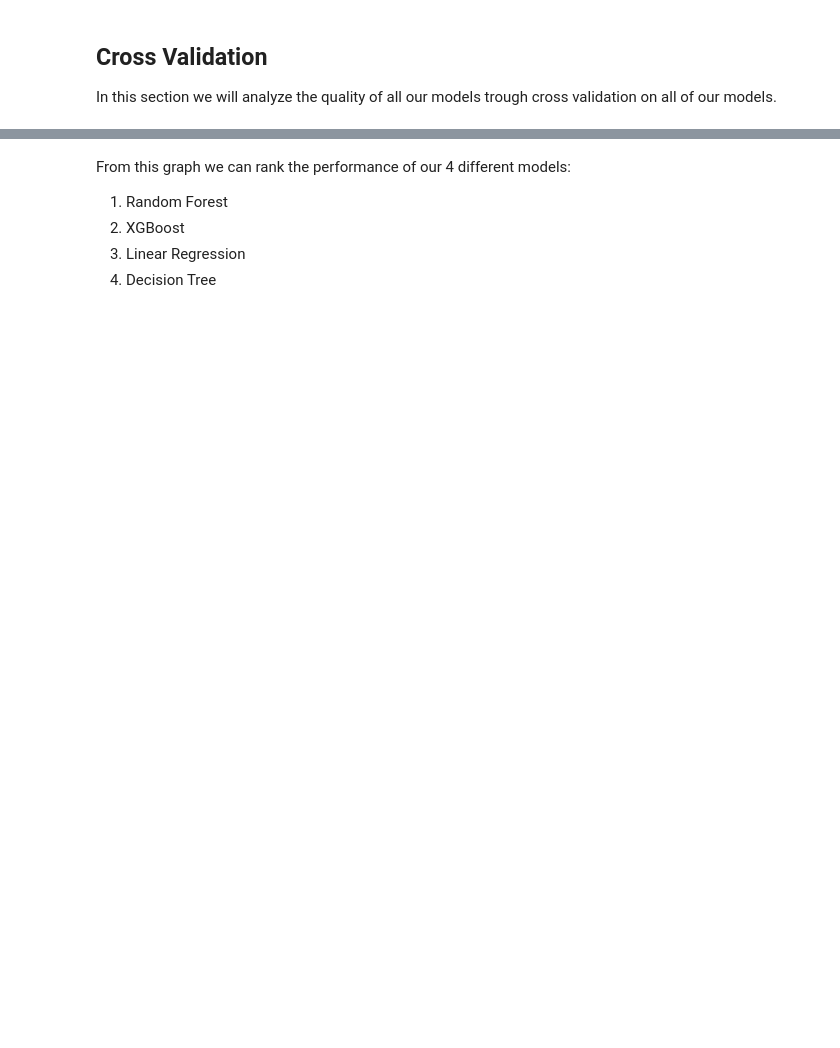
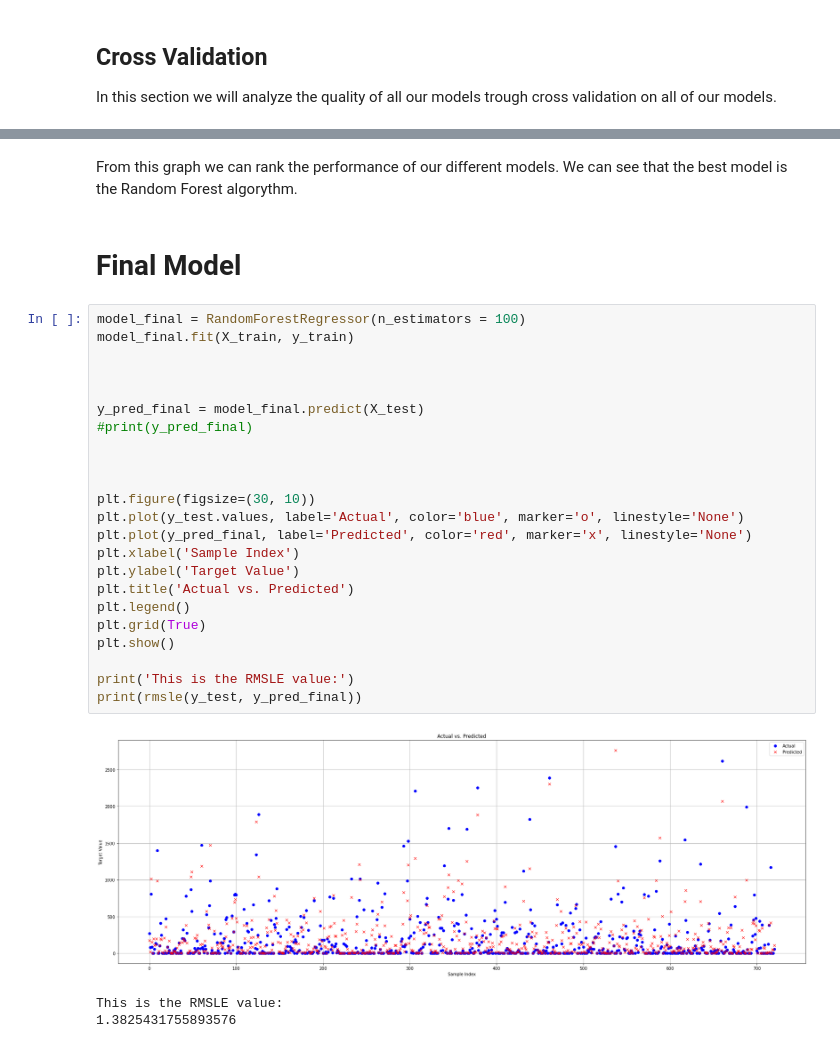
Before and after one commit to ELophem/Project_ML_2024, a Jupyter notebook: ProjectML.ipynb, the cells around one changed output, grey strips where cells are left out. Saved outputs shown, nothing was run; the diff lists cells and outputs as text; blank space fills up the shorter version.

Commit message:
Final Model

```diff
--- a/ProjectML.ipynb
+++ b/ProjectML.ipynb
@@ -701,7 +730,31 @@ Standard deviation: 0.09261549360340557
 # %% [markdown]
-From this graph we can rank the performance of our 4 different models:
-
-1) Random Forest
-2) XGBoost
-3) Linear Regression
-4) Decision Tree
+From this graph we can rank the performance of our different models. We can see that the best model is the Random Forest algorythm.
+# %% [markdown]
+# Final Model
+# %%
+model_final = RandomForestRegressor(n_estimators = 100)
+model_final.fit(X_train, y_train)
+
+
+
+y_pred_final = model_final.predict(X_test)
+#print(y_pred_final)
+
+
+
+plt.figure(figsize=(30, 10))
+plt.plot(y_test.values, label='Actual', color='blue', marker='o', linestyle='None')
+plt.plot(y_pred_final, label='Predicted', color='red', marker='x', linestyle='None')
+plt.xlabel('Sample Index')
+plt.ylabel('Target Value')
+plt.title('Actual vs. Predicted')
+plt.legend()
+plt.grid(True)
+plt.show()
+
+print('This is the RMSLE value:')
+print(rmsle(y_test, y_pred_final))
+# %% [output]
+[figure, added]
+This is the RMSLE value:
+1.3825431755893576
```
Also changed, not shown: parts of 4 cells of this notebook.
